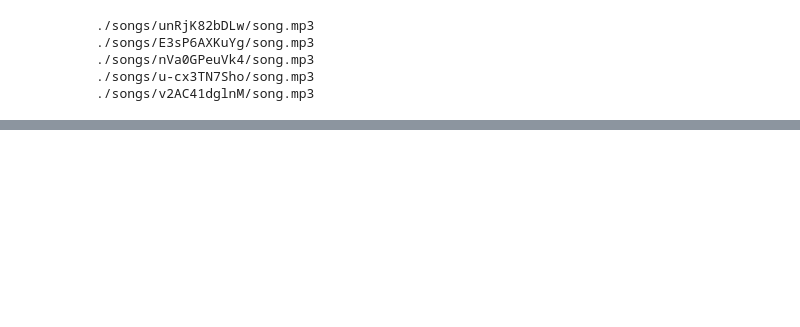
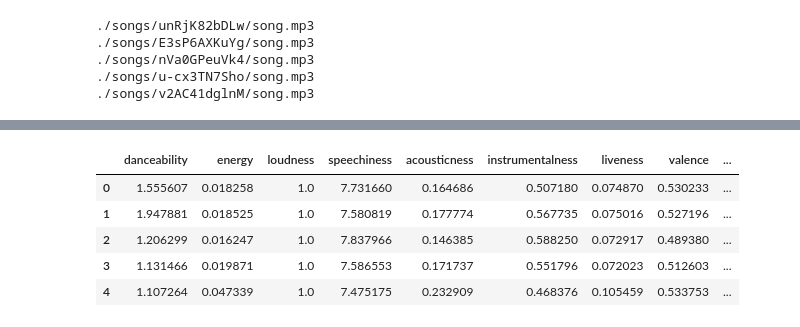
Before and after one commit to Kespers/kCHORDS-recommendation-system, a Jupyter notebook: main.ipynb, the cells around one changed output, grey strips where cells are left out. Cells and saved outputs as stored; diff of their text form; code cells hidden in the pictures; blank space fills up the shorter version.

```diff
--- a/main.ipynb
+++ b/main.ipynb
@@ -473,18 +564,20 @@ def download_mp3(song):
 # %%
-from concurrent.futures import ThreadPoolExecutor
-
 def process_song(song):
 	video_id = song['Yt_Id']
 	song_path = song['Song_Path']
 	artists = song['Artists']
 
-	print(f"{song_path}")
+	print(f"Processing: {song_path}")
 
 	video_data = get_video_by_id(video_id)
 	genre_df = get_genre_df(artists, video_data)
 	song_stat_df = get_song_stats(song_path, video_data)
 
 	song_data_df = pd.concat([song_stat_df, genre_df], axis=1)
+
+	# Add Artists and Video ID columns
+	song_data_df['Artists'] = ', '.join(artists)
+	song_data_df['Video_ID'] = video_id
 
 	if not os.path.exists('./df'):
 		os.makedirs('./df')
@@ -788,0 +899,17 @@ recommended_songs
+# %%
+import os
+import json
+
+users_fav_songs = []
+
+for i in range(1, 11):
+	file_path = f'./evaluation/fav_songs/{i}.json'
+	if os.path.exists(file_path):
+		with open(file_path, 'r') as file:
+			user_songs = json.load(file)
+			for song in user_songs:
+				song['Song_Path'] = f'./songs/{song["Yt_Id"]}/song.mp3'
+				song.pop('id', None)  # Remove the id field if it exists
+			users_fav_songs.append({'Songs': user_songs, 'Id': i})
+
+users_fav_songs[0]
@@ -788,0 +934,4 @@ recommended_songs
+# %%
+for user_songs in users_fav_songs:
+	print("\n\n\nProcessing user: ", user_songs['Id'])
+	download_songs_mp3(user_songs['Songs'])
@@ -788,0 +1029,4 @@ recommended_songs
+# %%
+for user_songs in users_fav_songs:
+	print("\n\n\nProcessing user: ", user_songs['Id'])
+	extract_songs_data(user_songs['Songs'])
@@ -788,0 +1120,18 @@ recommended_songs
+# %%
+users_df = []
+
+for user_songs in users_fav_songs:
+	user_song_df = pd.concat(
+		[pd.read_csv(f"./df/{song['Yt_Id']}_df.csv") for song in user_songs['Songs']],
+		ignore_index=True,
+	)
+	users_df.append(user_song_df)
+
+users_df[0]
+# %% [output]
+|  | danceability | energy | loudness | speechiness | acousticness | instrumentalness | liveness | valence | ... |
+| 0 | 1.555607 | 0.018258 | 1.0 | 7.731660 | 0.164686 | 0.507180 | 0.074870 | 0.530233 | ... |
+| 1 | 1.947881 | 0.018525 | 1.0 | 7.580819 | 0.177774 | 0.567735 | 0.075016 | 0.527196 | ... |
+| 2 | 1.206299 | 0.016247 | 1.0 | 7.837966 | 0.146385 | 0.588250 | 0.072917 | 0.489380 | ... |
+| 3 | 1.131466 | 0.019871 | 1.0 | 7.586553 | 0.171737 | 0.551796 | 0.072023 | 0.512603 | ... |
+| 4 | 1.107264 | 0.047339 | 1.0 | 7.475175 | 0.232909 | 0.468376 | 0.105459 | 0.533753 | ... |
```
Also changed, not shown: parts of 88 cells of this notebook, 13 other files.
